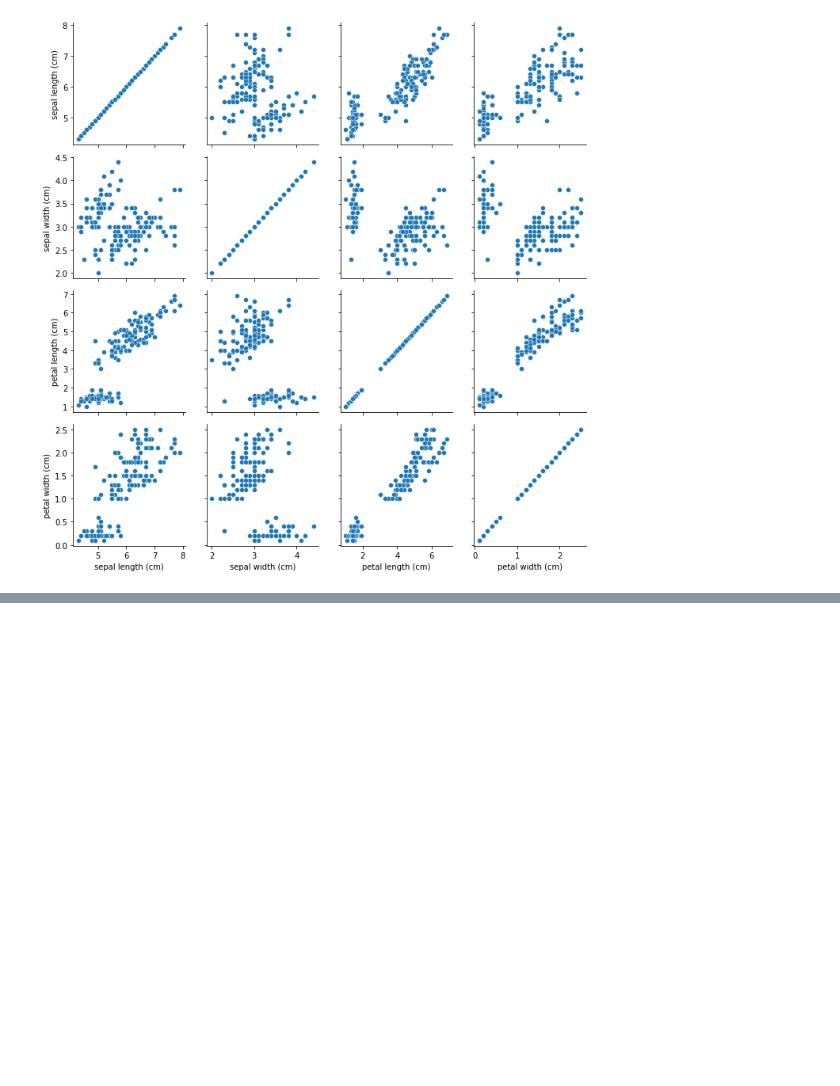
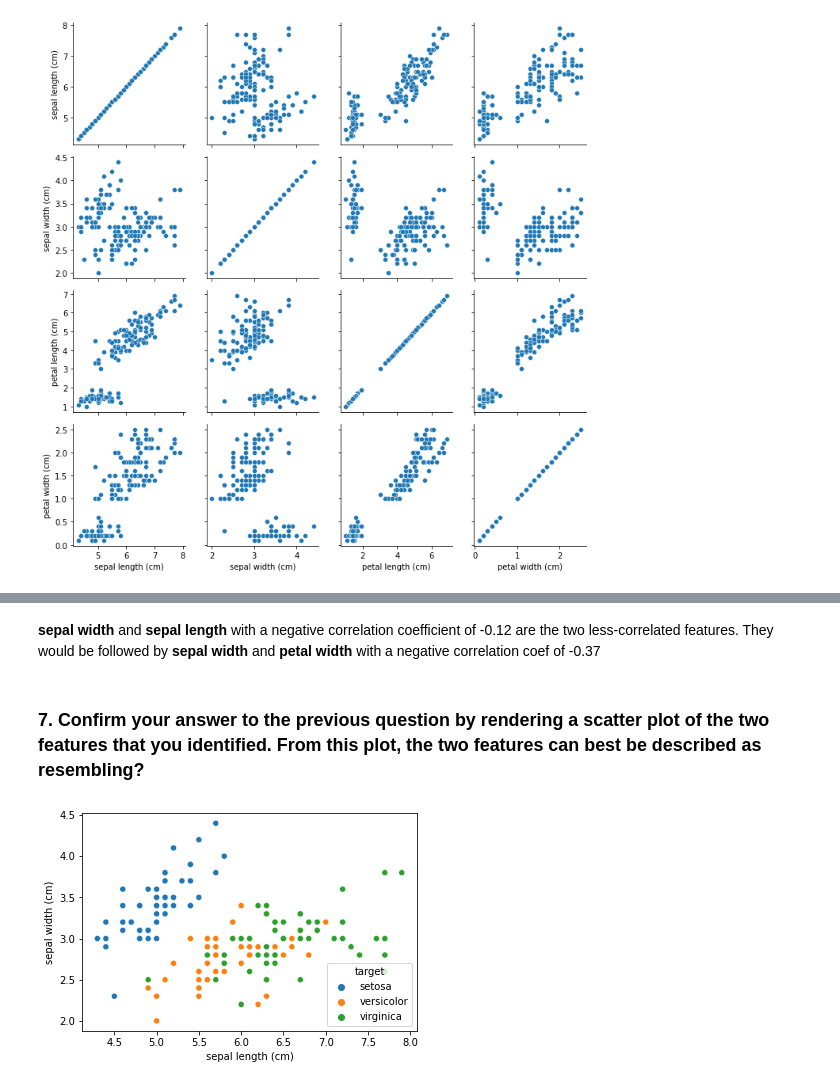
Before and after one commit to pavloski/BigData, a Jupyter notebook: CourseDocs/ChallengeQuiz5_ALVAREZ.ipynb, the cells around one changed output, grey strips where cells are left out. Cells and saved outputs as stored; diff of their text form; code cells hidden in the pictures; blank space fills up the shorter version.

```diff
--- a/CourseDocs/ChallengeQuiz5_ALVAREZ.ipynb
+++ b/CourseDocs/ChallengeQuiz5_ALVAREZ.ipynb
@@ -156,0 +212,9 @@ ax.savefig('iris_pairplot.png')
+# %% [markdown]
+**sepal width** and **sepal length** with a negative correlation coefficient of -0.12 are the two less-correlated features. They would be followed by **sepal width** and **petal width** with a negative correlation coef of -0.37
+# %% [markdown]
+### 7. Confirm your answer to the previous question by rendering a scatter plot of the two features that you identified. From this plot, the two features can best be described as resembling?
+# %%
+# create the scaterplot
+ax = sns.scatterplot(x=iris_df['sepal length (cm)'], y=iris_df['sepal width (cm)'], hue=iris_df['target'])
+# %% [output]
+[figure, added]
```
Also changed, not shown: parts of 16 cells of this notebook.
